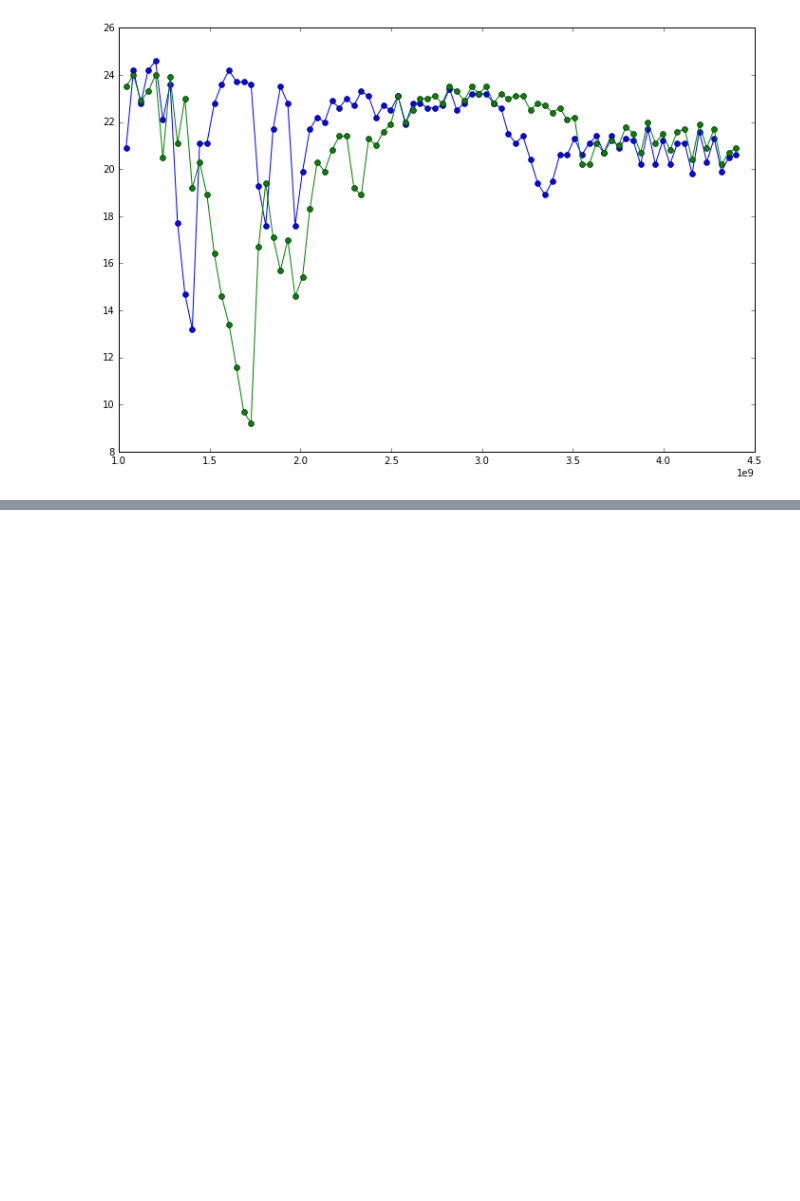
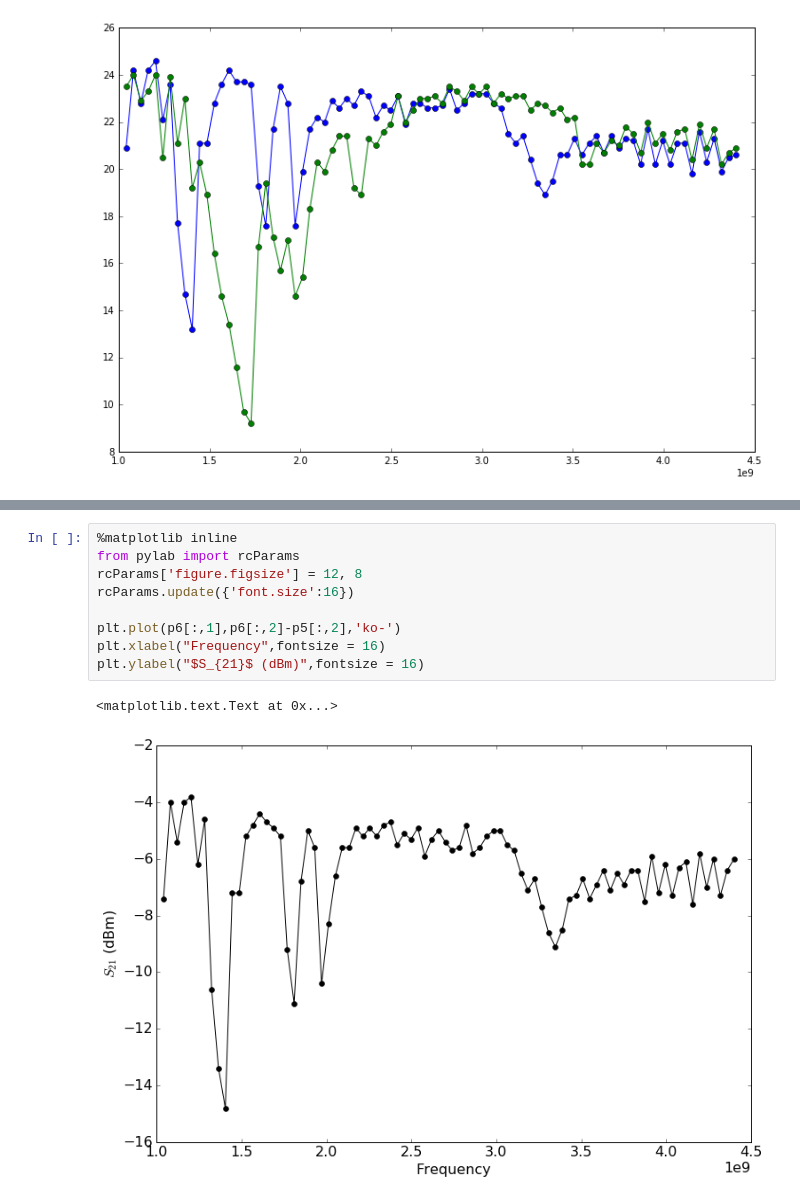
Before and after one commit to nsteins/MNP-analysis, a Jupyter notebook: CPW transmissions.ipynb, the cells around one changed output, grey strips where cells are left out. Cells and saved outputs as stored; diff of their text form; blank space fills up the shorter version.

```diff
--- a/CPW transmissions.ipynb
+++ b/CPW transmissions.ipynb
@@ -68,0 +75,12 @@ plt.plot(p7[:,1],24+p7[:,2],'go-')
+# %%
+%matplotlib inline
+from pylab import rcParams
+rcParams['figure.figsize'] = 12, 8
+rcParams.update({'font.size':16})
+
+plt.plot(p6[:,1],p6[:,2]-p5[:,2],'ko-')
+plt.xlabel("Frequency",fontsize = 16)
+plt.ylabel("$S_{21}$ (dBm)",fontsize = 16)
+# %% [output]
+<matplotlib.text.Text at 0x...>
+[figure, added]
```
Also changed, not shown: parts of 1 cell of this notebook, 7 other files.
